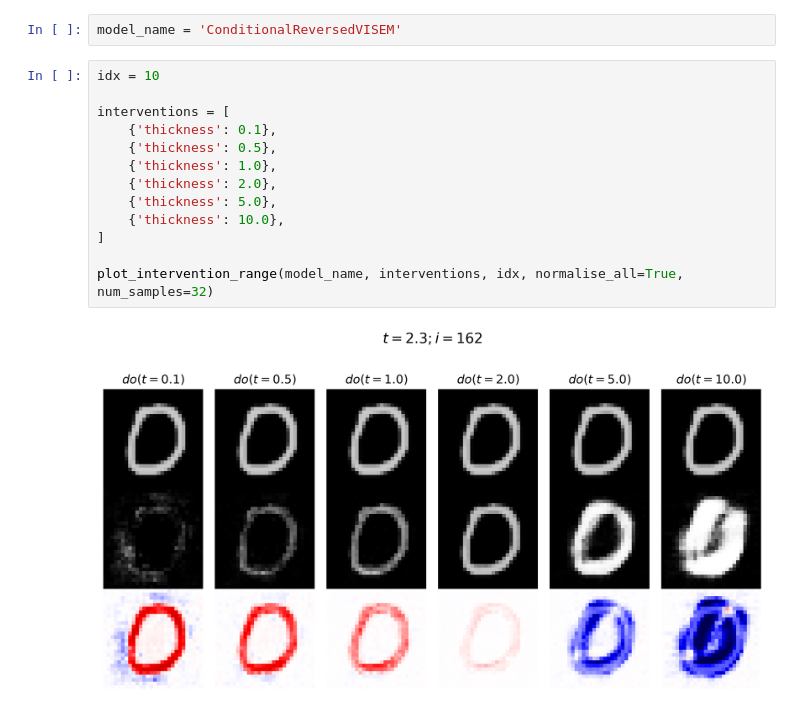
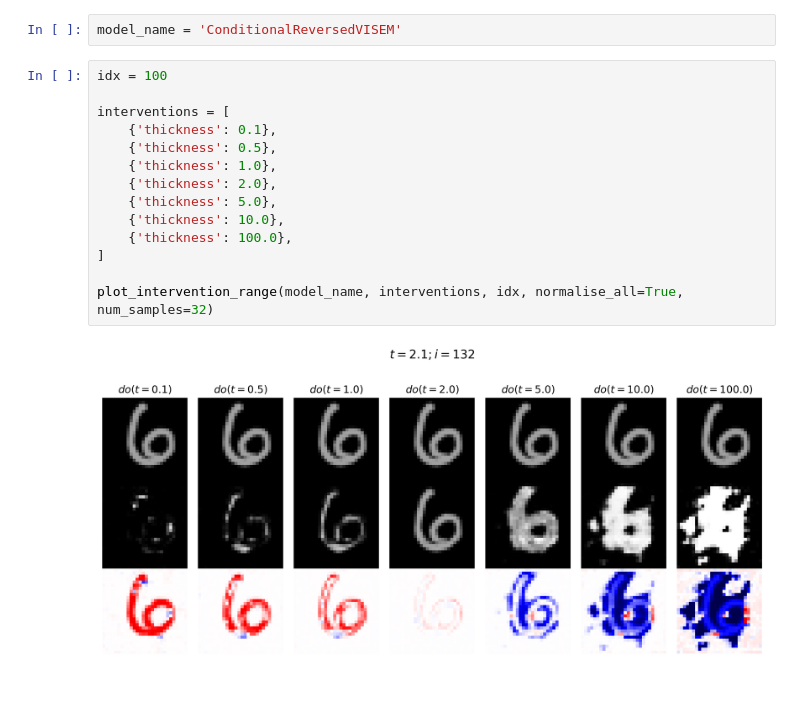
Before and after one commit to RajatRasal/deepscm, a Jupyter notebook: deepscm/experiments/morphomnist_reversed_arrows/plots/interactive_plots.ipynb, the cells around one changed output. Drawn from its saved outputs; the diff is of its cells as text.

```diff
--- a/deepscm/experiments/morphomnist_reversed_arrows/plots/interactive_plots.ipynb
+++ b/deepscm/experiments/morphomnist_reversed_arrows/plots/interactive_plots.ipynb
@@ -9,20 +9,21 @@ from plotting_helper import plot_intervention_range
 # %%
 model_name = 'ConditionalReversedVISEM'
 # %%
-idx = 10
+idx = 100
 
 interventions = [
     {'thickness': 0.1},
     {'thickness': 0.5},
     {'thickness': 1.0},
     {'thickness': 2.0},
     {'thickness': 5.0},
     {'thickness': 10.0},
+    {'thickness': 100.0},
 ]
 
 plot_intervention_range(model_name, interventions, idx, normalise_all=True, num_samples=32)
 # %% [output]
-[figure, old version]
+[figure, new version]
 # %%
 idx = 10
 
```
Also changed, not shown: parts of 1 cell of this notebook, 3 other files.
